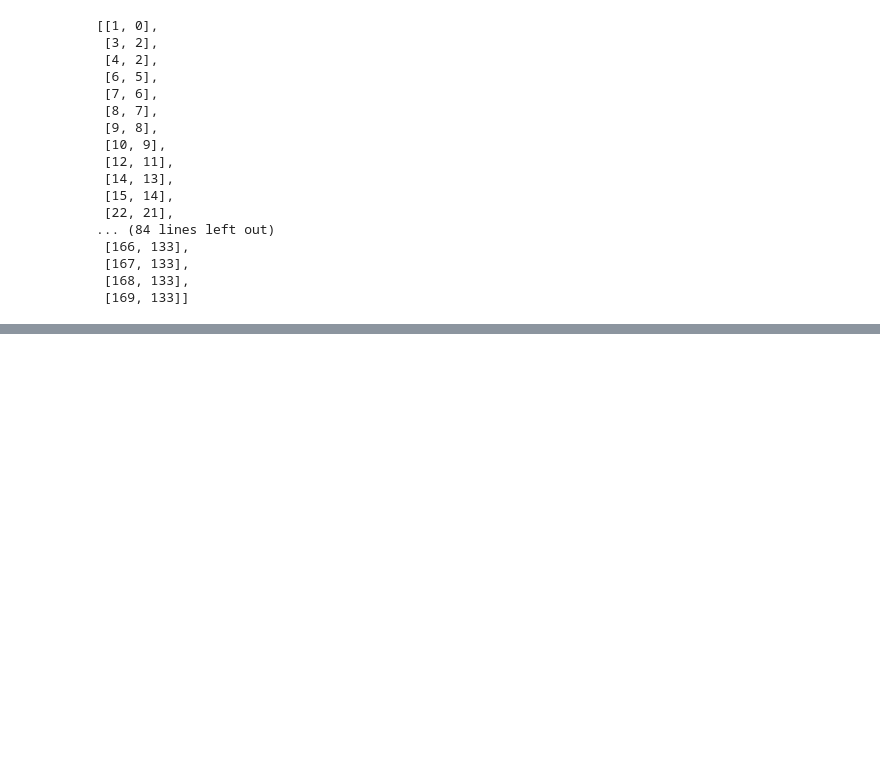
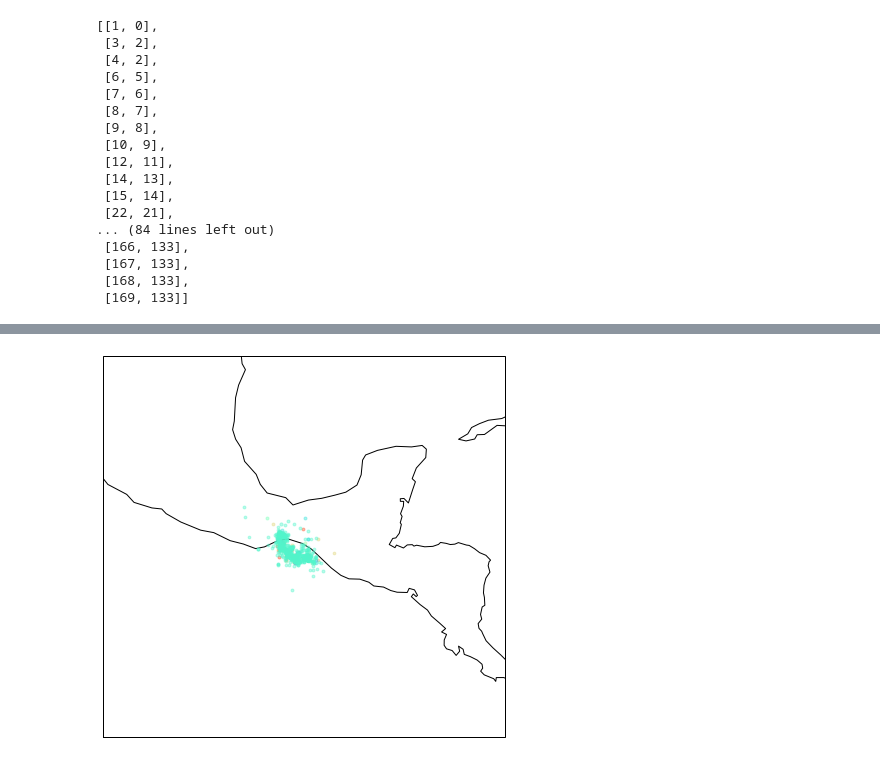
Before and after one commit to Tristan139/ITT-CENAPRED-6, a Jupyter notebook: code/earthquake_metric.ipynb, the cells around one changed output, grey strips where cells are left out. Drawn from its saved outputs; the diff is of its cells as text; code cells hidden in the pictures; blank space fills up the shorter version.

```diff
--- a/code/earthquake_metric.ipynb
+++ b/code/earthquake_metric.ipynb
@@ -230,0 +243,42 @@ sismos_centroids
+# %%
+#Plot a small section
+#Set threshold value and find clusters
+r0=3
+nn=find_nearest_neighbours(dist_matrix, r0)
+clusters=find_connected_components(nn,sismos.shape[0])
+
+
+#Create a vector with a different numerical value for each cluster
+cluster_colours=np.random.rand(len(clusters))
+colours=np.zeros(sismos.shape[0])
+for i in range(len(clusters)):
+    colours[np.array(list(clusters[i]))]=cluster_colours[i]
+norm = colors.Normalize(vmin=colours.min(), vmax=colours.max())
+
+
+
+# Plotting 2000 points and their clusters
+fig, ax = plt.subplots(figsize=(12,7))
+ax = plt.axes(projection=ccrs.PlateCarree(central_longitude=300)) # try centering the map somewhere else
+ax.set_extent([lons.min()-8, lons.max()+8, lats.min()-8, lats.max()+8])
+
+ax.add_feature(cfeature.COASTLINE)
+
+lon_formatter = LongitudeFormatter(zero_direction_label=True)
+lat_formatter = LatitudeFormatter()
+ax.xaxis.set_major_formatter(lon_formatter)
+ax.yaxis.set_major_formatter(lat_formatter)
+lats=sismos['Latitud'].to_numpy()
+lons=sismos['Longitud'].to_numpy()
+magnitudes= sismos['Magnitud'].to_numpy()
+
+
+count=0
+min_marker_size = 2.25
+for lon, lat, mag in zip(lons[3000:4000], lats[3000:4000], magnitudes[3000:4000]):
+    msize = mag * min_marker_size
+    ax.scatter(lon,lat,s=msize, zorder=10, color = plt.cm.rainbow(norm(colours[count])) ,alpha=0.4, transform=ccrs.PlateCarree())
+    count+=1
+plt.show()
+# %% [output]
+[figure, added]
```
Also changed, not shown: parts of 12 cells of this notebook, 4 other files.
